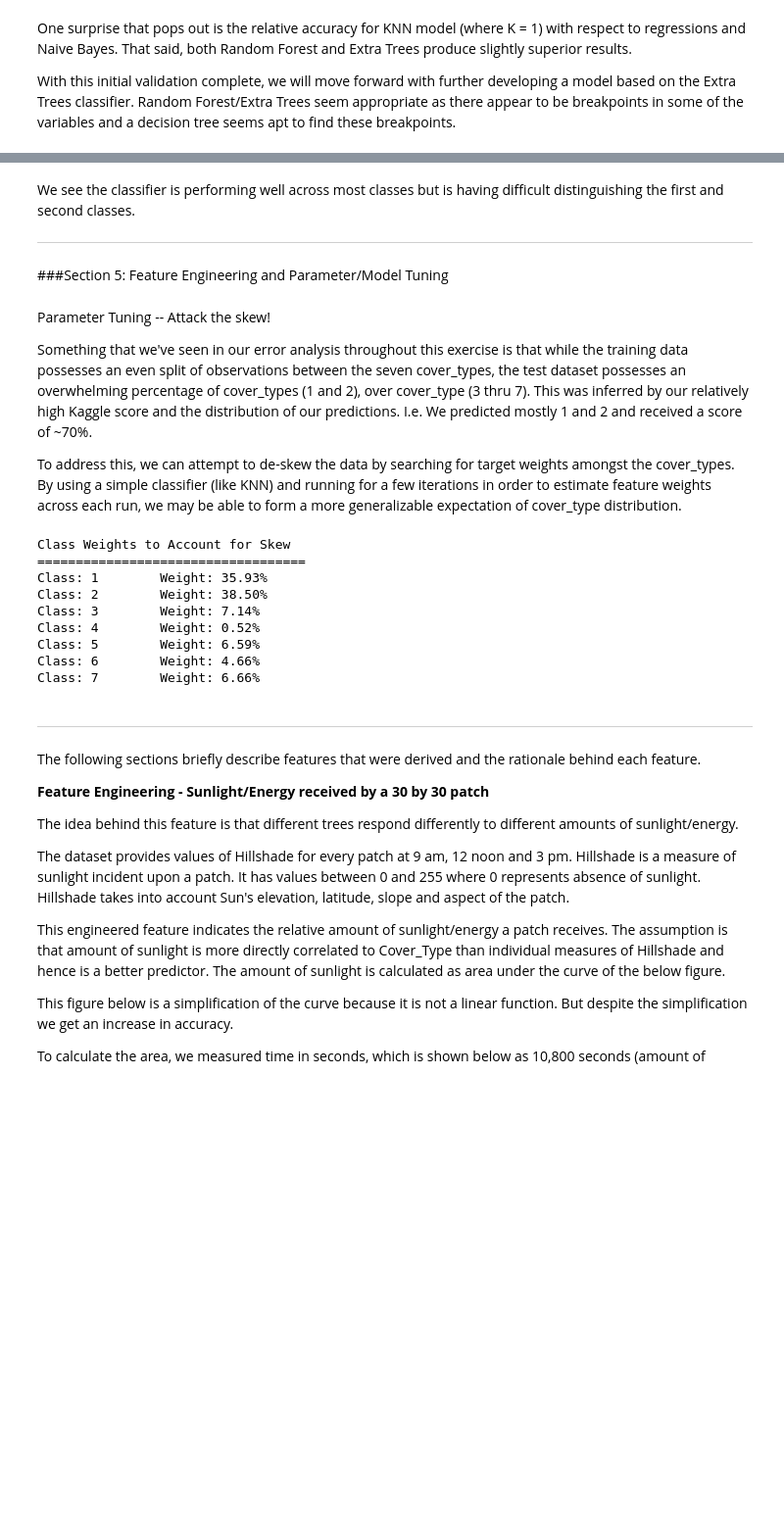
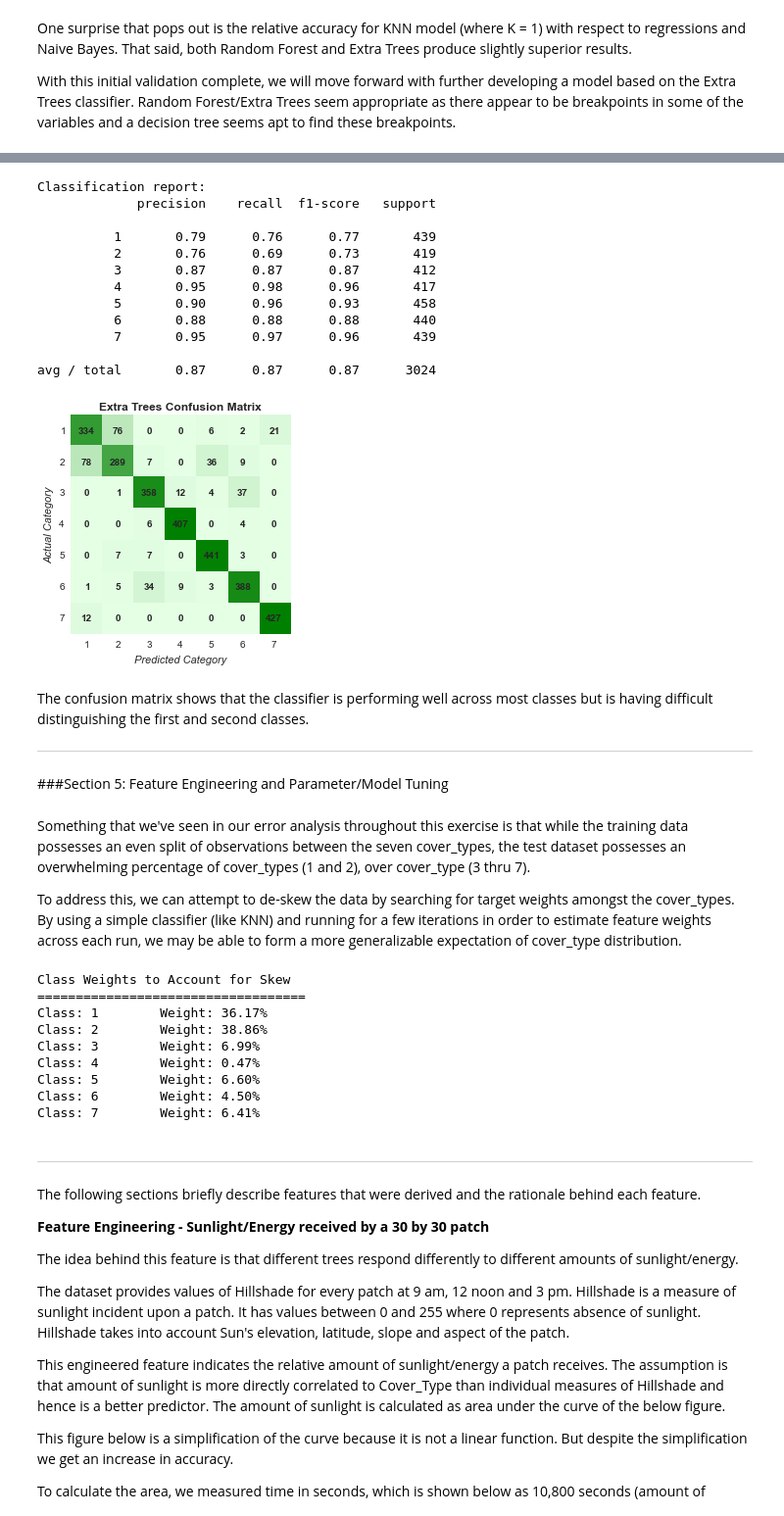
Before and after one commit to nathanieljblack/W207_Project, a Jupyter notebook: W207_Final_Consolidated_V2.ipynb, the cells around one changed output, grey strips where cells are left out. Shown at 98% size. Saved outputs shown, nothing was run; the diff lists cells and outputs as text; code cells hidden in the pictures; blank space fills up the shorter version.

```diff
--- a/W207_Final_Consolidated_V2.ipynb
+++ b/W207_Final_Consolidated_V2.ipynb
@@ -305,7 +320,7 @@ shuffle = np.random.permutation(np.arange(X.shape[0]))
 X,Y = X[shuffle],Y[shuffle]
 
 #Split the data into training and development sets
-train_data, dev_data, train_labels, dev_labels = train_test_split(X, Y, test_size=0.1, random_state=0)
+train_data, dev_data, train_labels, dev_labels = train_test_split(X, Y, test_size=0.2, random_state=0)
 # %%
 #Baseline K-Nearest Neighbors
 knn = KNeighborsClassifier()
@@ -352,13 +367,3 @@ Extra Trees yields an accuracy of 83.86%
 One surprise that pops out is the relative accuracy for KNN model (where K = 1) with respect to regressions and Naive Bayes. That said, both Random Forest and Extra Trees produce slightly superior results.
 
 With this initial validation complete, we will move forward with further developing a model based on the Extra Trees classifier. Random Forest/Extra Trees seem appropriate as there appear to be breakpoints in some of the variables and a decision tree seems apt to find these breakpoints.
-# %%
-#Establish a new baseline with Kaggle using the basic Extra Trees Classifier
-et = ExtraTreesClassifier()
-et.fit(train_data, train_labels)
-
-#Predict on the test data
-predictions = et.predict(full_test_data).astype(int)
-submission = pd.DataFrame(full_test_id, columns = ['Id'])
-submission['Cover_Type'] = predictions
-submission.to_csv("sampleSubmissionET1.csv", index = False, index_col = False)
@@ -411,21 +414,41 @@ plt.grid(b = None)
+# %%
+et = ExtraTreesClassifier()
+et.fit(train_data, train_labels)
+
+predictions = et.predict(dev_data).astype(int)
+print_diagnostics(dev_labels, predictions, 'Extra Trees Confusion Matrix')
+# %% [output]
+Classification report:
+             precision    recall  f1-score   support
+
+          1       0.79      0.76      0.77       439
+          2       0.76      0.69      0.73       419
+          3       0.87      0.87      0.87       412
+          4       0.95      0.98      0.96       417
+          5       0.90      0.96      0.93       458
+          6       0.88      0.88      0.88       440
+          7       0.95      0.97      0.96       439
+
+avg / total       0.87      0.87      0.87      3024
+[figure, added]
 # %% [markdown]
-We see the classifier is performing well across most classes but is having difficult distinguishing the first and second classes.
+
+The confusion matrix shows that the classifier is performing well across most classes but is having difficult distinguishing the first and second classes.
 
 ----
-###Section 5: Feature Engineering and Parameter/Model Tuning
+# %% [markdown]
+###Section 5: Feature Engineering and Parameter/Model Tuning
 # %% [markdown]
-Parameter Tuning -- Attack the skew!
-
-Something that we've seen in our error analysis throughout this exercise is that while the training data possesses an even split of observations between the seven cover_types, the test dataset possesses an overwhelming percentage of cover_types (1 and 2), over cover_type (3 thru 7). This was inferred by our relatively high Kaggle score and the distribution of our predictions. I.e. We predicted mostly 1 and 2 and received a score of ~70%.
+Something that we've seen in our error analysis throughout this exercise is that while the training data possesses an even split of observations between the seven cover_types, the test dataset possesses an overwhelming percentage of cover_types (1 and 2), over cover_type (3 thru 7).
 
 To address this, we can attempt to de-skew the data by searching for target weights amongst the cover_types. By using a simple classifier (like KNN) and running for a few iterations in order to estimate feature weights across each run, we may be able to form a more generalizable expectation of cover_type distribution.
 # %%
 knn = KNeighborsClassifier(n_neighbors = 1)
-knn.fit(train_data, train_labels)
+knn.fit(full_train_data.values, full_train_labels.values)
 
 #create a zero array to hold target weights
 weights = np.zeros(7)
-test_todense = test_data.values
+test_todense = full_test_data.values
 
 #iterate 5 times:
 #extract a random subset of test data
@@ -450,13 +473,13 @@ del test_todense
 # %% [output]
 Class Weights to Account for Skew
 ===================================
-Class: 1        Weight: 35.93%
-Class: 2        Weight: 38.50%
-Class: 3        Weight: 7.14%
-Class: 4        Weight: 0.52%
-Class: 5        Weight: 6.59%
-Class: 6        Weight: 4.66%
-Class: 7        Weight: 6.66%
+Class: 1        Weight: 36.17%
+Class: 2        Weight: 38.86%
+Class: 3        Weight: 6.99%
+Class: 4        Weight: 0.47%
+Class: 5        Weight: 6.60%
+Class: 6        Weight: 4.50%
+Class: 7        Weight: 6.41%
 # %% [markdown]
 ----
 
```
Also changed, not shown: parts of 17 cells of this notebook.
